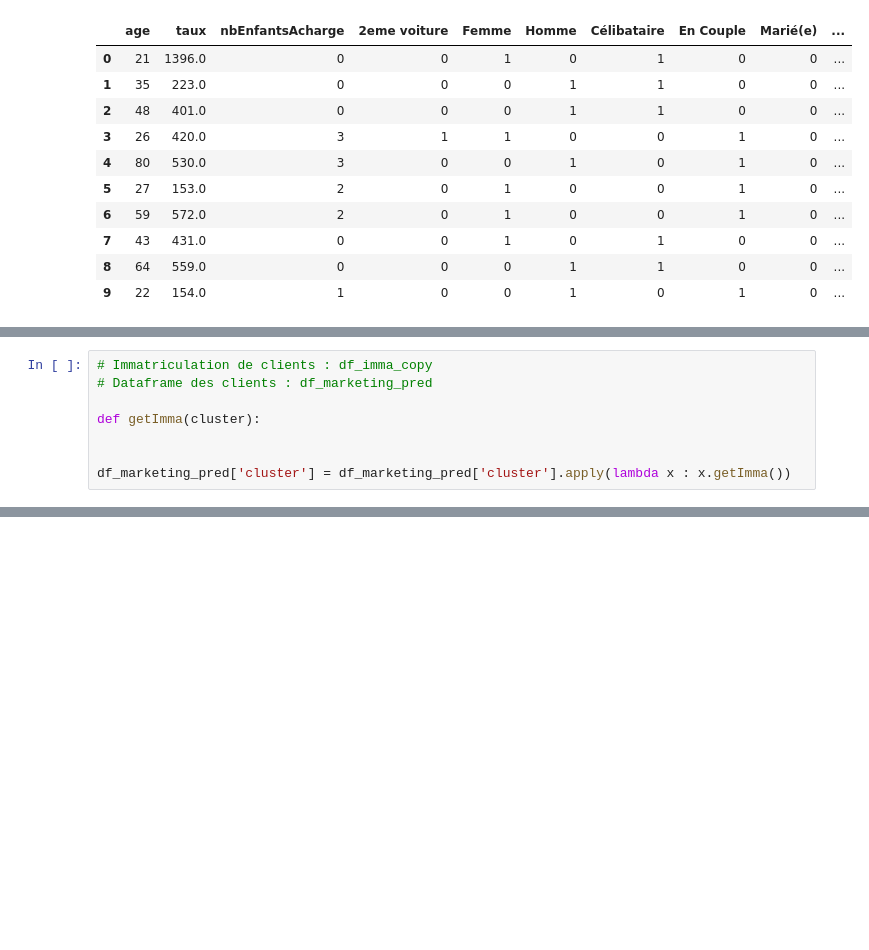
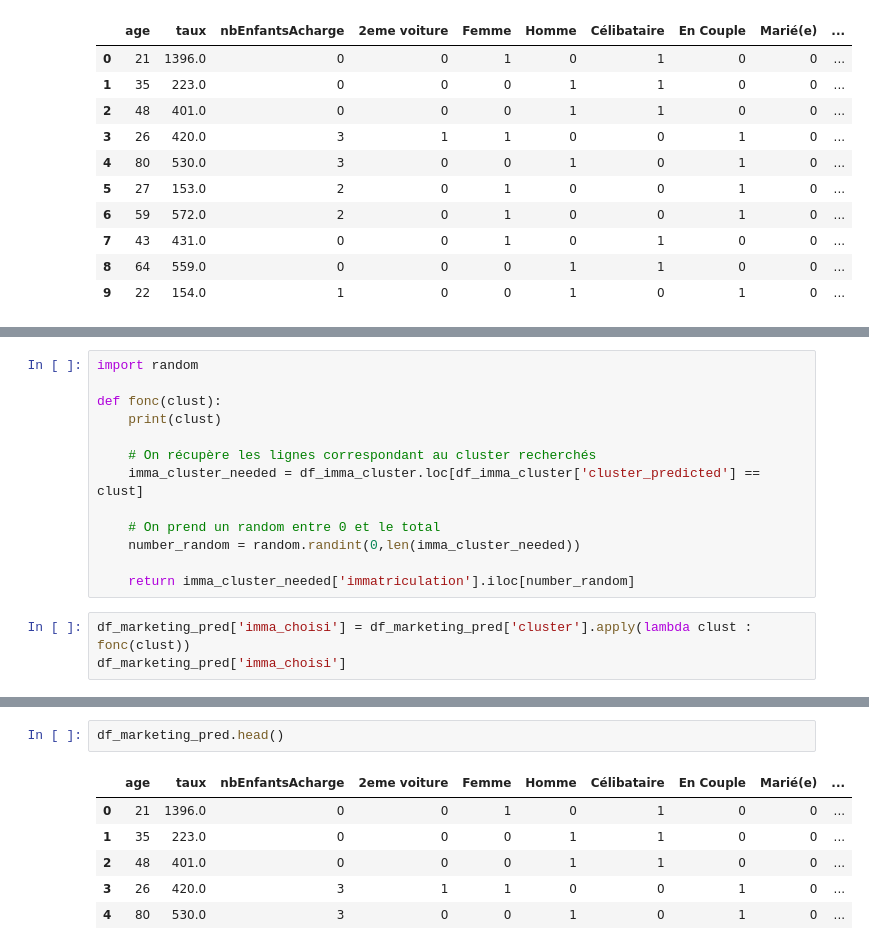
Before and after one commit to nicholas-bn/Data-Analytics-Python, a Jupyter notebook: notebook/Client_EDA.ipynb, the cells around one changed output, grey strips where cells are left out. Drawn from its saved outputs; the diff is of its cells as text; blank space fills up the shorter version.

Commit message:
finition du projet
prediction des immatriculations pour les clients par leur cluster

```diff
--- a/notebook/Client_EDA.ipynb
+++ b/notebook/Client_EDA.ipynb
@@ -556,8 +499,0 @@ Name: 4, Length: 543210, dtype: object
-# %%
-# Immatriculation de clients : df_imma_copy
-# Dataframe des clients : df_marketing_pred
-
-def getImma(cluster):
-
-
-df_marketing_pred['cluster'] = df_marketing_pred['cluster'].apply(lambda x : x.getImma())
@@ -563,0 +534,16 @@ df_marketing_pred['cluster'] = df_marketing_pred['cluster'].apply(lambda x : x.g
+# %%
+import random
+
+def fonc(clust):
+    print(clust)
+
+    # On récupère les lignes correspondant au cluster recherchés
+    imma_cluster_needed = df_imma_cluster.loc[df_imma_cluster['cluster_predicted'] == clust]
+
+    # On prend un random entre 0 et le total
+    number_random = random.randint(0,len(imma_cluster_needed))
+
+    return imma_cluster_needed['immatriculation'].iloc[number_random]
+# %%
+df_marketing_pred['imma_choisi'] = df_marketing_pred['cluster'].apply(lambda clust : fonc(clust))
+df_marketing_pred['imma_choisi']
@@ -563,0 +588,9 @@ df_marketing_pred['cluster'] = df_marketing_pred['cluster'].apply(lambda x : x.g
+# %%
+df_marketing_pred.head()
+# %% [output]
+|  | age | taux | nbEnfantsAcharge | 2eme voiture | Femme | Homme | Célibataire | En Couple | Marié(e) | ... |
+| 0 | 21 | 1396.0 | 0 | 0 | 1 | 0 | 1 | 0 | 0 | ... |
+| 1 | 35 | 223.0 | 0 | 0 | 0 | 1 | 1 | 0 | 0 | ... |
+| 2 | 48 | 401.0 | 0 | 0 | 0 | 1 | 1 | 0 | 0 | ... |
+| 3 | 26 | 420.0 | 3 | 1 | 1 | 0 | 0 | 1 | 0 | ... |
+| 4 | 80 | 530.0 | 3 | 0 | 0 | 1 | 0 | 1 | 0 | ... |
```
Also changed, not shown: parts of 14 cells of this notebook, 4 other files.
